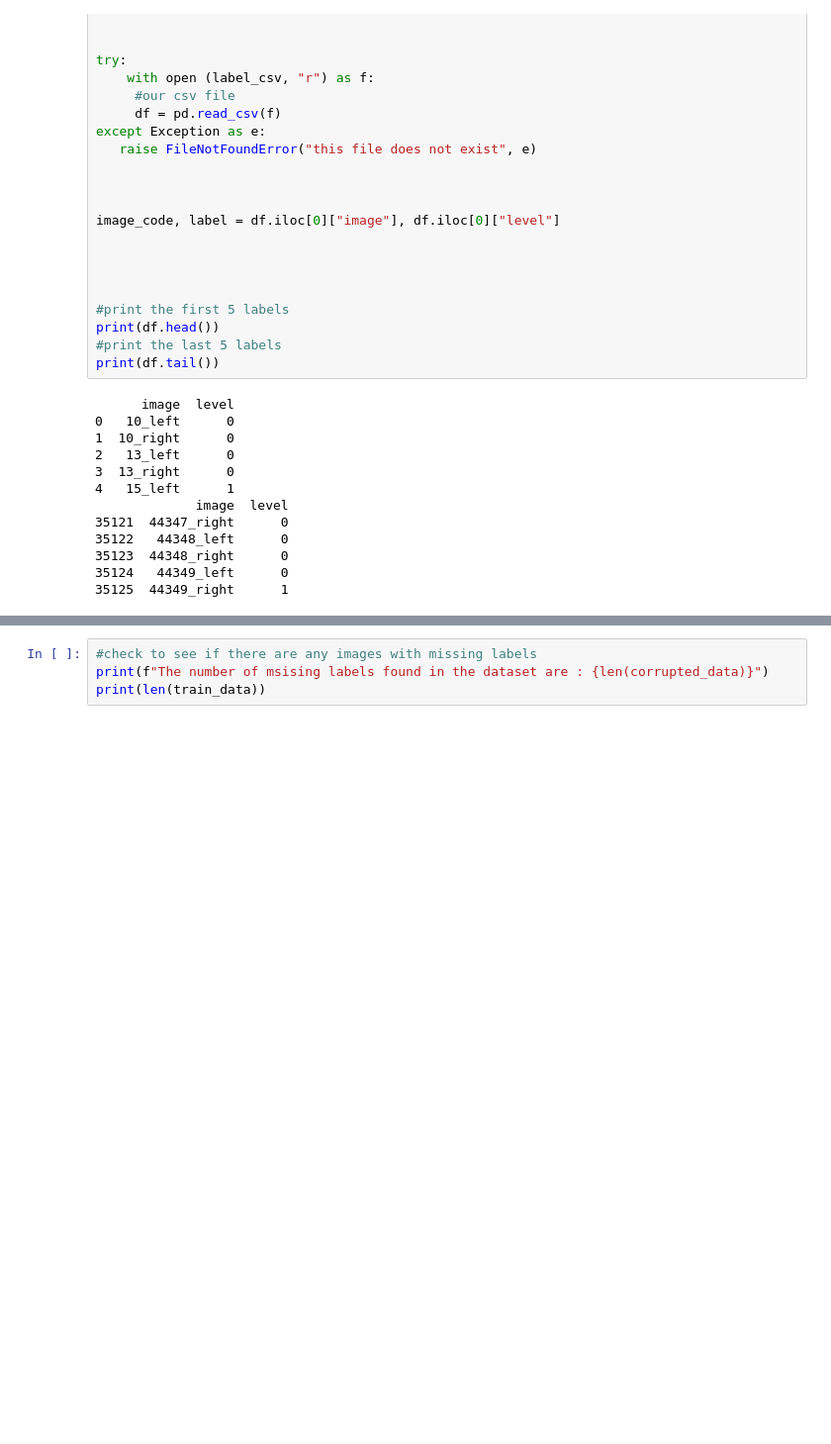
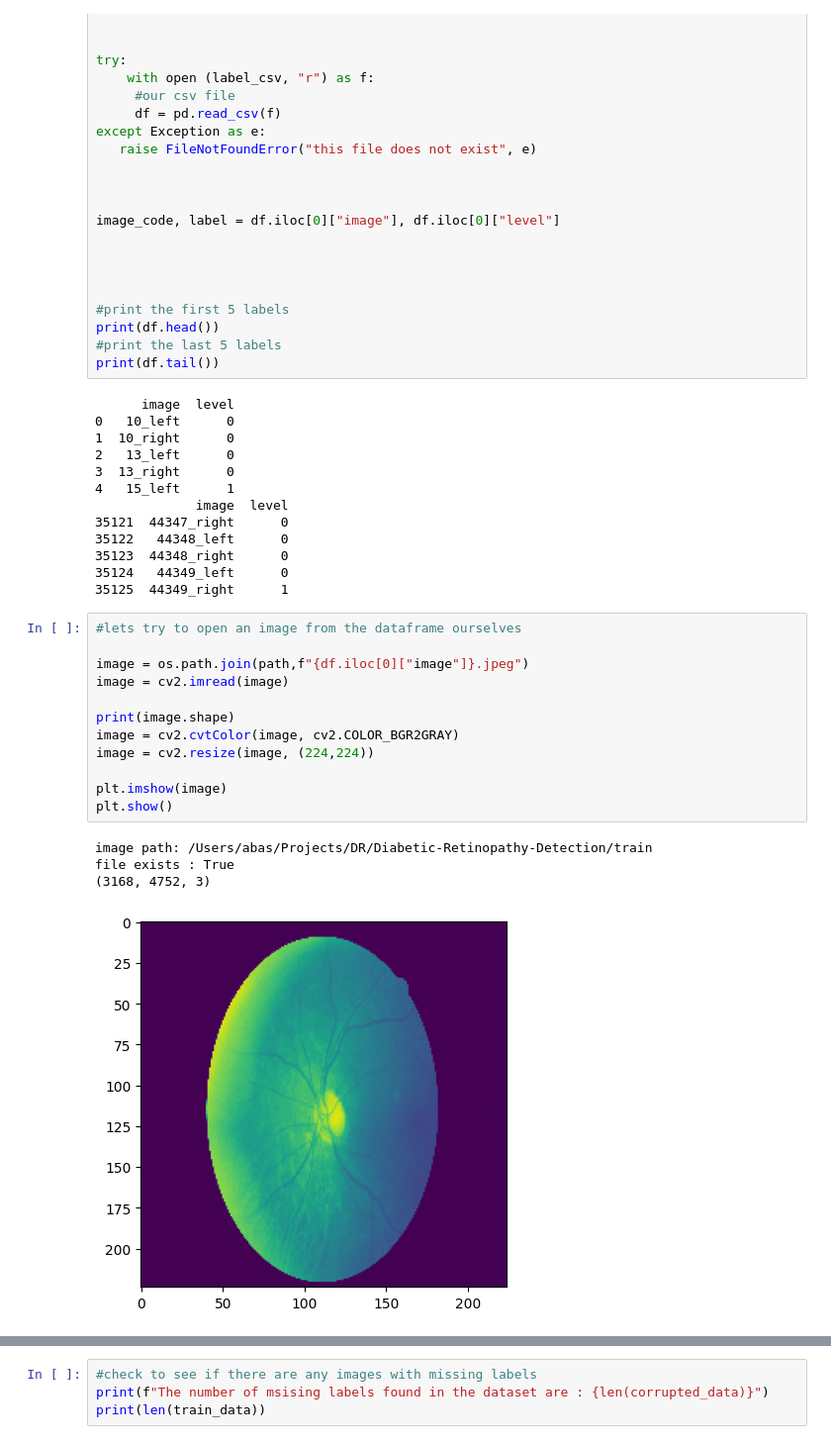
Before and after one commit to Ajama0/Diabetic-Retinopathy-Detection, a Jupyter notebook: Notebooks/data_exploration.ipynb, the cells around one changed output, grey strips where cells are left out. Shown at 99% size. Drawn from its saved outputs; the diff is of its cells as text; blank space fills up the shorter version.

```diff
--- a/Notebooks/data_exploration.ipynb
+++ b/Notebooks/data_exploration.ipynb
@@ -59,6 +59,23 @@ print(df.tail())
 35123  44348_right      0
 35124   44349_left      0
 35125  44349_right      1
+# %%
+#lets try to open an image from the dataframe ourselves
+
+image = os.path.join(path,f"{df.iloc[0]["image"]}.jpeg")
+image = cv2.imread(image)
+
+print(image.shape)
+image = cv2.cvtColor(image, cv2.COLOR_BGR2GRAY)
+image = cv2.resize(image, (224,224))
+
+plt.imshow(image)
+plt.show()
+# %% [output]
+image path: /Users/abas/Projects/DR/Diabetic-Retinopathy-Detection/train
+file exists : True
+(3168, 4752, 3)
+[figure, added]
 # %%
 #load in the train data - explore and clean
 training_images=[]
```
Also changed, not shown: parts of 6 cells of this notebook, 1 other file.
